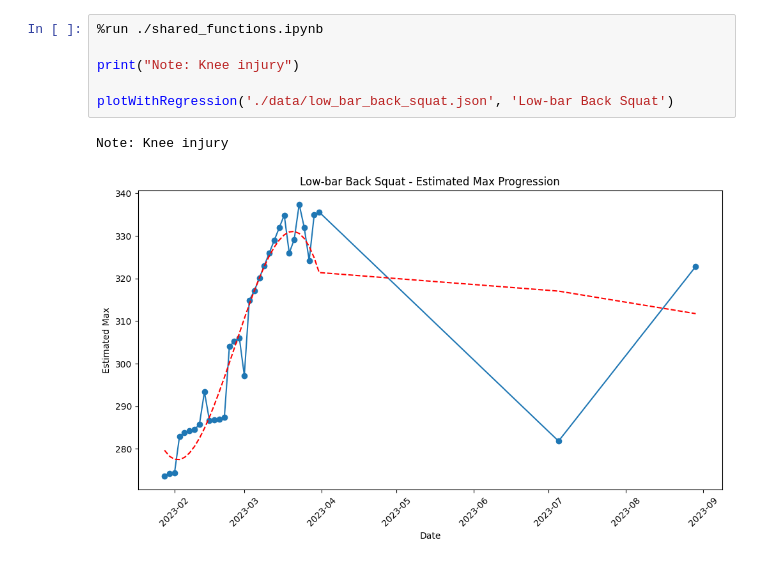
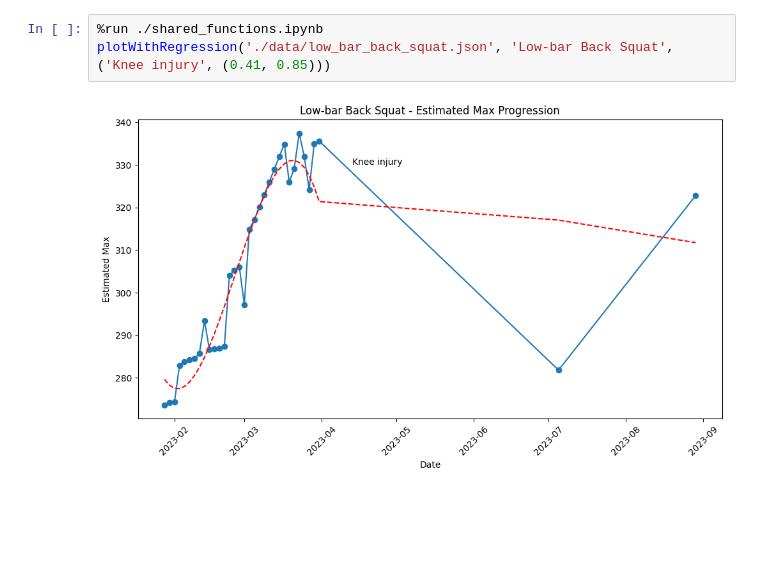
Before and after one commit to jhar/estimatedMaxProgressions, a Jupyter notebook: low_bar_back_squat.ipynb, the cells around one changed output. Saved outputs shown, nothing was run; the diff lists cells and outputs as text; blank space fills up the shorter version.

```diff
--- a/low_bar_back_squat.ipynb
+++ b/low_bar_back_squat.ipynb
@@ -1,9 +1,5 @@
 # %%
 %run ./shared_functions.ipynb
-
-print("Note: Knee injury")
-
-plotWithRegression('./data/low_bar_back_squat.json', 'Low-bar Back Squat')
+plotWithRegression('./data/low_bar_back_squat.json', 'Low-bar Back Squat', ('Knee injury', (0.41, 0.85)))
 # %% [output]
-Note: Knee injury
-[figure, old version]
+[figure, new version]
```
Also changed, not shown: 10 other files.
